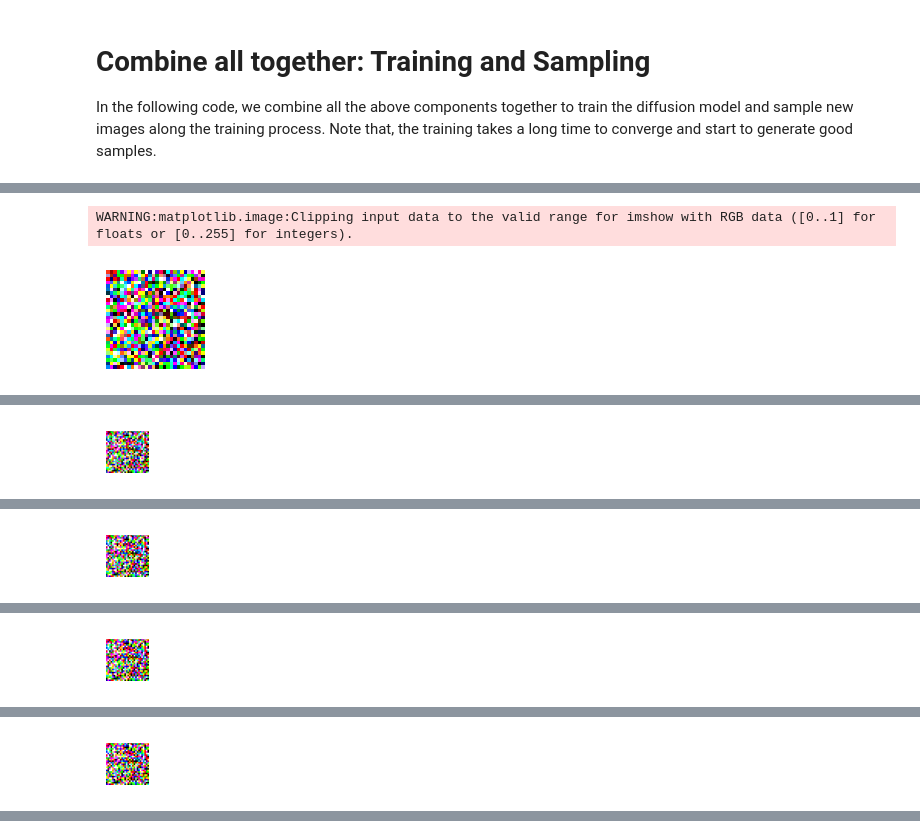
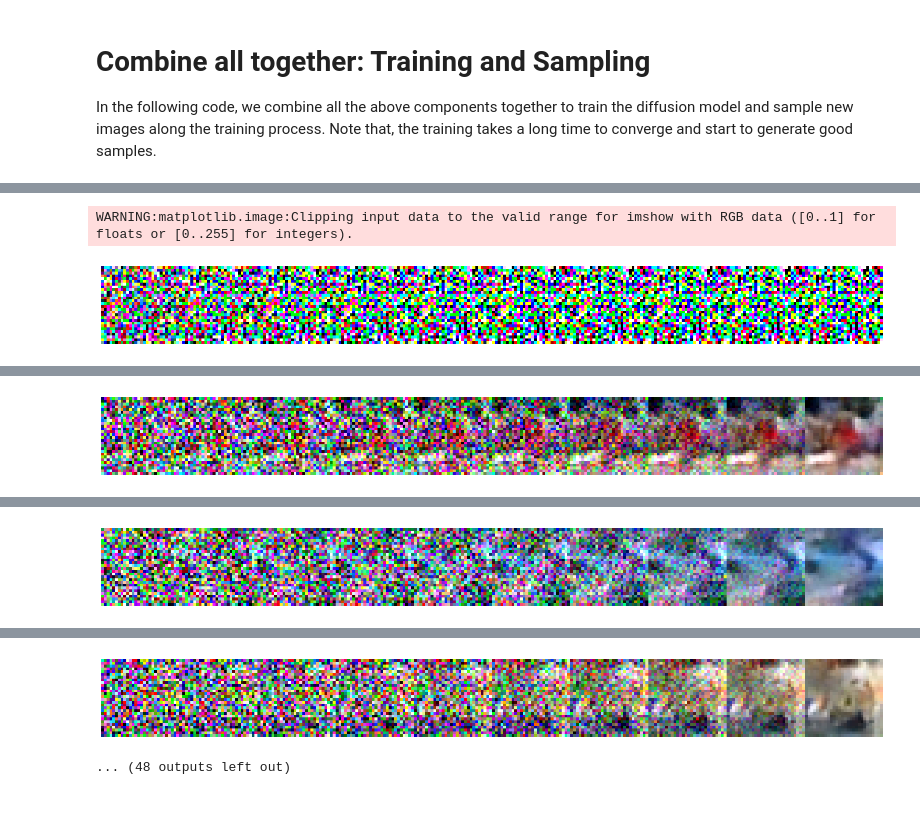
Before and after one commit to tuananhbui89/diffusion_tf2, a Jupyter notebook: diffusion_models_tf2.ipynb, the cells around one changed output, grey strips where cells are left out. Drawn from its saved outputs; the diff is of its cells as text; code cells hidden in the pictures; blank space fills up the shorter version.

```diff
--- a/diffusion_models_tf2.ipynb
+++ b/diffusion_models_tf2.ipynb
@@ -128,16 +124,14 @@ sqrt_alphas_cumprod = tf.sqrt(alphas_cumprod)
 sqrt_one_minus_alphas_cumprod = tf.sqrt(1. - alphas_cumprod)
 posterior_variance = betas * (1. - alphas_cumprod_prev) / (1. - alphas_cumprod)
 # %%
-def show_tensor_image(image):
+def convert_tensor_image(image):
     # Reverse transformation
     image = (image + 1.0) / 2.0  # Scale to [0, 1]
 
     if image.shape.ndims == 4:
         image = image[0]  # Take the first image in the batch
 
-    plt.imshow(image.numpy())
-    plt.axis('off')
-    plt.show()
+    return image.numpy()
 # %% [markdown]
 Showing the forward diffusion process.
 The first row is the original image, and the second row is the denoised image at different time steps. You can see that the image becomes more and more noisy as the time step increases.
@@ -363,17 +348,39 @@ def sample_plot_image(model, betas, sqrt_one_minus_alphas_cumprod, sqrt_recip_al
     # Sample noise
     img_size = IMG_SIZE
     img = tf.random.normal((1, img_size, img_size, 3), dtype=tf.float32)
-    plt.figure(figsize=(15, 15))
-    plt.axis('off')
+
     num_images = 10
     stepsize = int(T / num_images)
+
+    new_images = []
+    for i in range(T - 1, -1, -1):
+        t = tf.constant([i], dtype=tf.int64)
+        img = sample_timestep(img, t, model, betas, sqrt_one_minus_alphas_cumprod, sqrt_recip_alphas, posterior_variance)
+        if i % stepsize == 0:
+            img_np = convert_tensor_image(img)
+            new_images.append(img_np)
+    new_images = np.concatenate(new_images, axis=1)
+    plt.figure(figsize=(20, 20))
+    plt.imshow(new_images)
+    plt.axis('off')
+    plt.show()
+
+def sample_plot_batch(model, betas, sqrt_one_minus_alphas_cumprod, sqrt_recip_alphas, posterior_variance, device, IMG_SIZE, T):
+    # Sample noise
+    batch_size = 10
+    img_size = IMG_SIZE
+    img = tf.random.normal((batch_size, img_size, img_size, 3), dtype=tf.float32)
 
     for i in range(T - 1, -1, -1):
         t = tf.constant([i], dtype=tf.int64)
         img = sample_timestep(img, t, model, betas, sqrt_one_minus_alphas_cumprod, sqrt_recip_alphas, posterior_variance)
-        if i % stepsize == 0:
-            plt.subplot(1, num_images, i // stepsize + 1)
-            show_tensor_image(img)
+
+    batch_images = img.numpy()
+    batch_images = (batch_images + 1) / 2
+    batch_images = np.reshape(batch_images, [img_size, img_size * batch_size, 3])
+    plt.figure(figsize=(20, 20))
+    plt.imshow(new_images)
+    plt.axis('off')
     plt.show()
 # %% [markdown]
 # Combine all together: Training and Sampling
@@ -411,4 +421,7 @@ for epoch in range(epochs):
 
             # Sample and plot an image
             sample_plot_image(model, betas, sqrt_one_minus_alphas_cumprod, sqrt_recip_alphas, posterior_variance, device, IMG_SIZE, T)
+
+# Generate a batch of images at the end
+sample_plot_batch(model, betas, sqrt_one_minus_alphas_cumprod, sqrt_recip_alphas, posterior_variance, device, IMG_SIZE, T)
 # %% [output]
@@ -416,2 +429,2 @@ Epoch 0 | Step 000 Loss: 0.8280490636825562
 WARNING:matplotlib.image:Clipping input data to the valid range for imshow with RGB data ([0..1] for floats or [0..255] for integers).
-[figure, old version]
+[figure, new version]
@@ -419 +433 @@ WARNING:matplotlib.image:Clipping input data to the valid range for imshow with
-[figure, old version]
+[figure, new version]
@@ -421 +436 @@ WARNING:matplotlib.image:Clipping input data to the valid range for imshow with
-[figure, old version]
+[figure, new version]
@@ -423 +436,0 @@ WARNING:matplotlib.image:Clipping input data to the valid range for imshow with
-[figure, old version]
@@ -425 +436,0 @@ WARNING:matplotlib.image:Clipping input data to the valid range for imshow with
-[figure, removed]
@@ -427,0 +439,2 @@ WARNING:matplotlib.image:Clipping input data to the valid range for imshow with
+[figure, new version]
+... (48 outputs left out)
```
Also changed, not shown: parts of 6 cells of this notebook, 23 other files.
